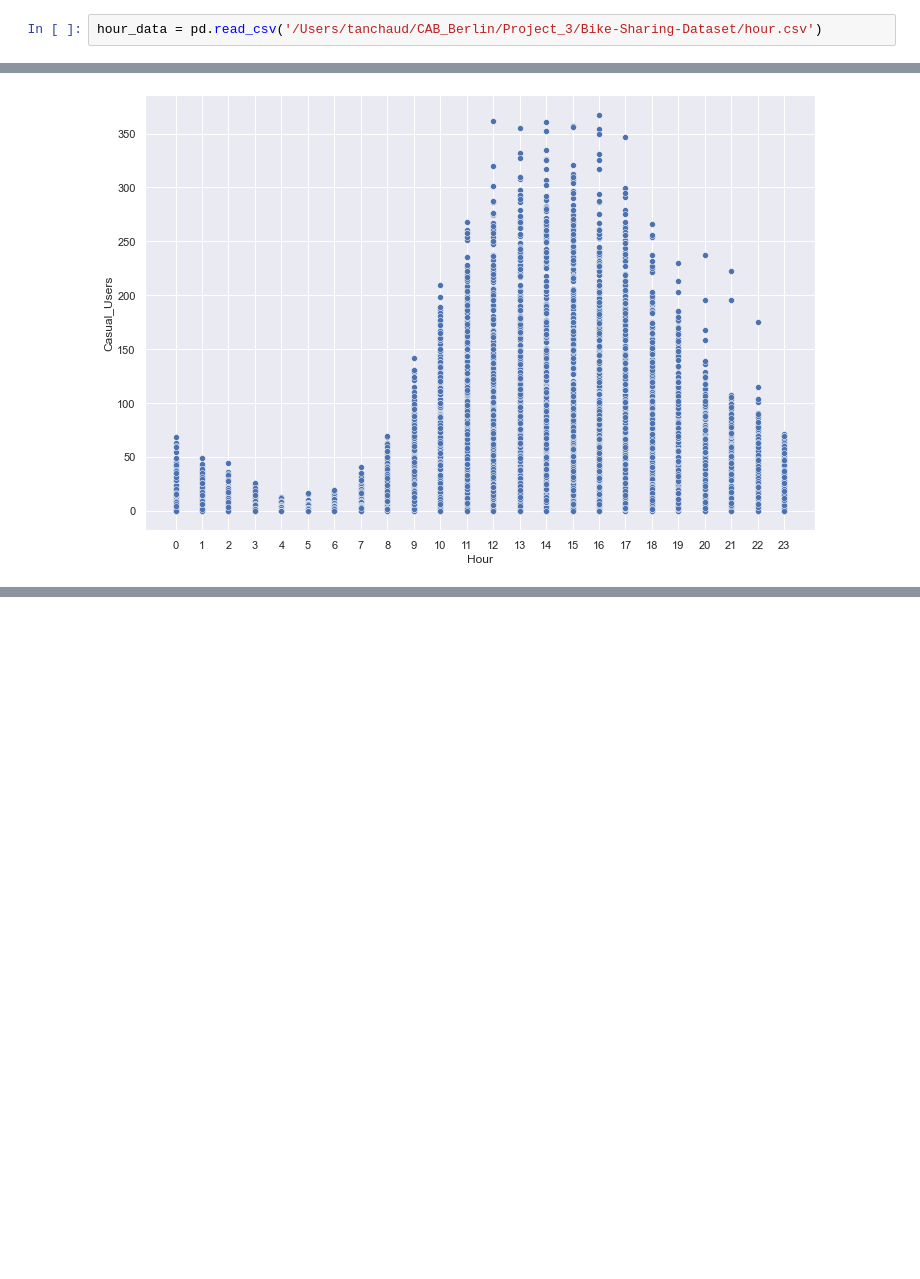
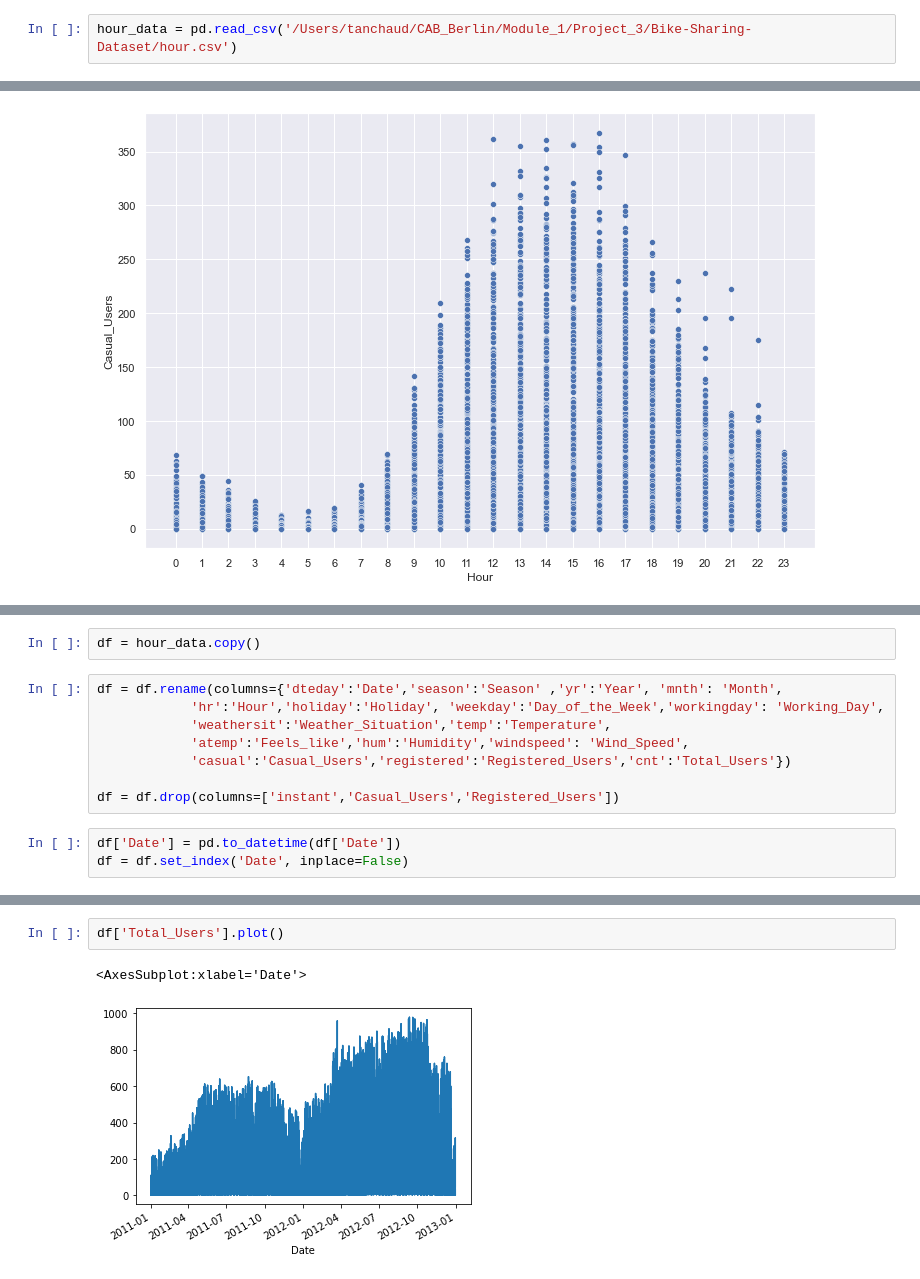
Before and after one commit to tanchaud/BikeSharing_Data_Analysis, a Jupyter notebook: bike_HOURdata_analysis.ipynb, the cells around one changed output, grey strips where cells are left out. Drawn from its saved outputs; the diff is of its cells as text; blank space fills up the shorter version.

```diff
--- a/bike_HOURdata_analysis.ipynb
+++ b/bike_HOURdata_analysis.ipynb
@@ -5,5 +9,5 @@ import matplotlib.pyplot as plt
 # %% [markdown]
 ### Load Dataset
 # %%
-hour_data = pd.read_csv('/Users/tanchaud/CAB_Berlin/Project_3/Bike-Sharing-Dataset/hour.csv')
+hour_data = pd.read_csv('/Users/tanchaud/CAB_Berlin/Module_1/Project_3/Bike-Sharing-Dataset/hour.csv')
 # %% [markdown]
@@ -211,0 +237,13 @@ plt.xticks(tick_values)
+# %%
+df = hour_data.copy()
+# %%
+df = df.rename(columns={'dteday':'Date','season':'Season' ,'yr':'Year', 'mnth': 'Month',
+            'hr':'Hour','holiday':'Holiday', 'weekday':'Day_of_the_Week','workingday': 'Working_Day',
+            'weathersit':'Weather_Situation','temp':'Temperature',
+            'atemp':'Feels_like','hum':'Humidity','windspeed': 'Wind_Speed',
+            'casual':'Casual_Users','registered':'Registered_Users','cnt':'Total_Users'})
+
+df = df.drop(columns=['instant','Casual_Users','Registered_Users'])
+# %%
+df['Date'] = pd.to_datetime(df['Date'])
+df = df.set_index('Date', inplace=False)
@@ -211,0 +274,5 @@ plt.xticks(tick_values)
+# %%
+df['Total_Users'].plot()
+# %% [output]
+<AxesSubplot:xlabel='Date'>
+[figure, added]
```
Also changed, not shown: parts of 18 cells of this notebook, 1 other file.
